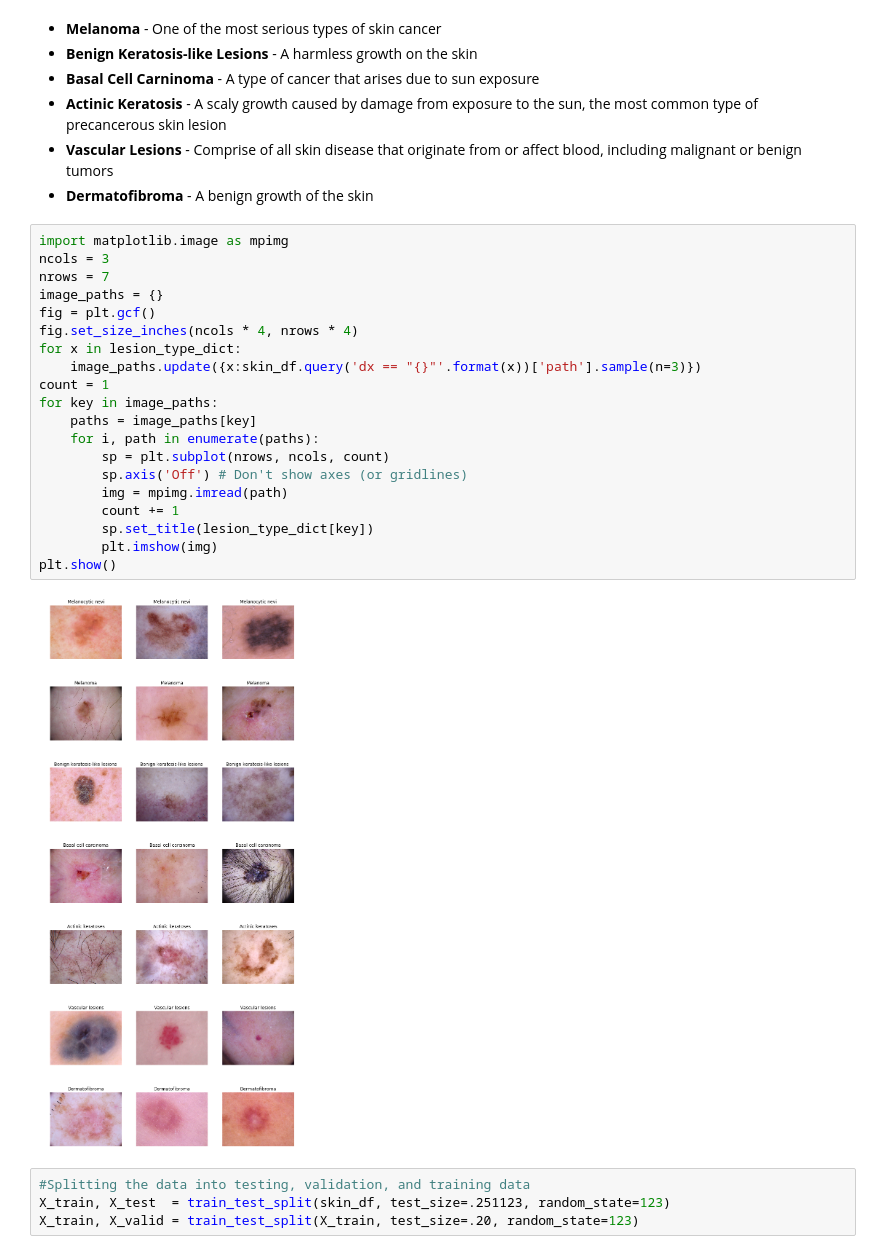
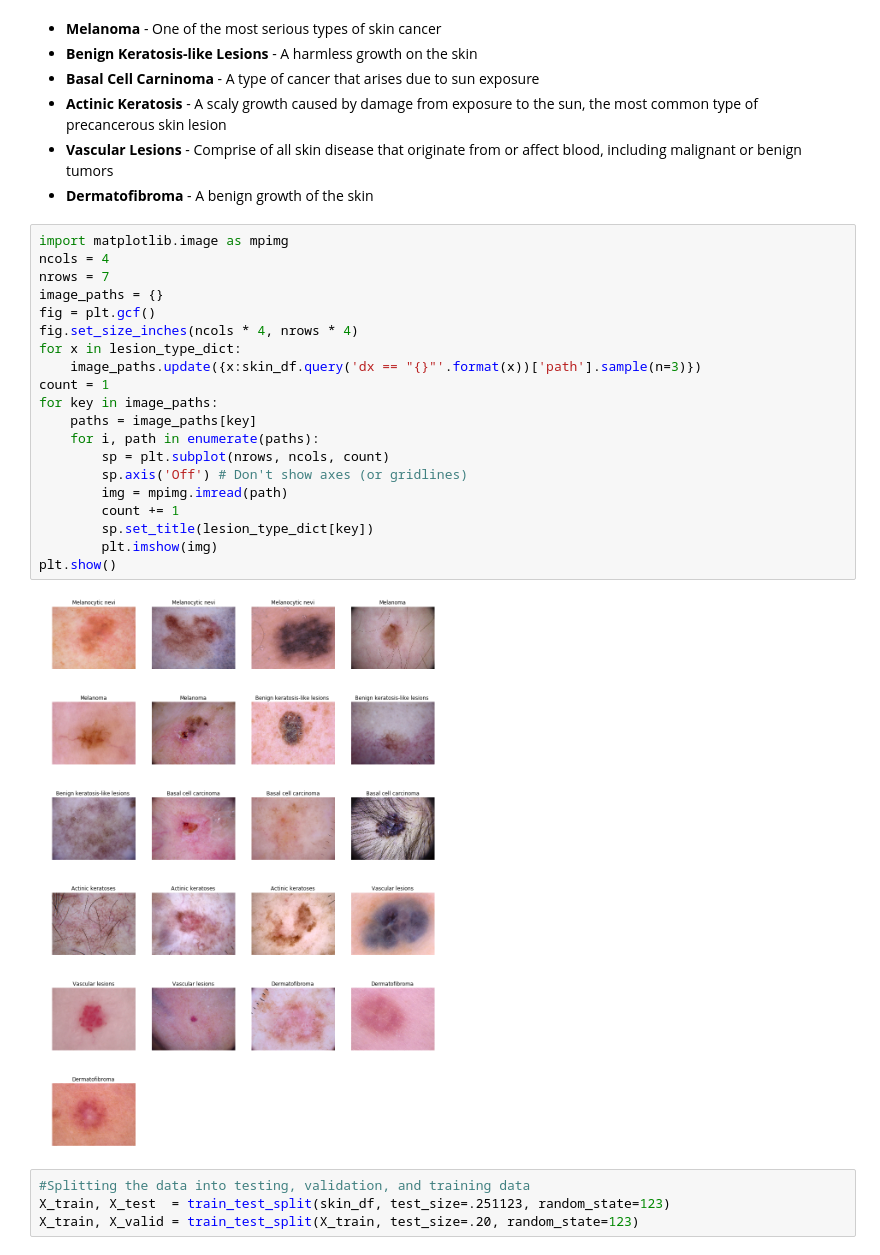
Before and after one commit to KennyHPL/Applied-ML, a Jupyter notebook: 144Project.ipynb, the cells around one changed output. Saved outputs shown, nothing was run; the diff lists cells and outputs as text.

```diff
--- a/144Project.ipynb
+++ b/144Project.ipynb
@@ -132,26 +134,26 @@ These are some samples of the different types of leions we're looking at in the
 * **Dermatofibroma** - A benign growth of the skin
 # %%
 import matplotlib.image as mpimg
-ncols = 3
+ncols = 4
 nrows = 7
 image_paths = {}
 fig = plt.gcf()
 fig.set_size_inches(ncols * 4, nrows * 4)
 for x in lesion_type_dict:
     image_paths.update({x:skin_df.query('dx == "{}"'.format(x))['path'].sample(n=3)})
 count = 1
 for key in image_paths:
     paths = image_paths[key]
     for i, path in enumerate(paths):
         sp = plt.subplot(nrows, ncols, count)
         sp.axis('Off') # Don't show axes (or gridlines)
         img = mpimg.imread(path)
         count += 1
         sp.set_title(lesion_type_dict[key])
         plt.imshow(img)
 plt.show()
 # %% [output]
-[figure, old version]
+[figure, new version]
 # %%
 #Splitting the data into testing, validation, and training data
 X_train, X_test  = train_test_split(skin_df, test_size=.251123, random_state=123)
```
Also changed, not shown: parts of 2 cells of this notebook, 1 other file.
